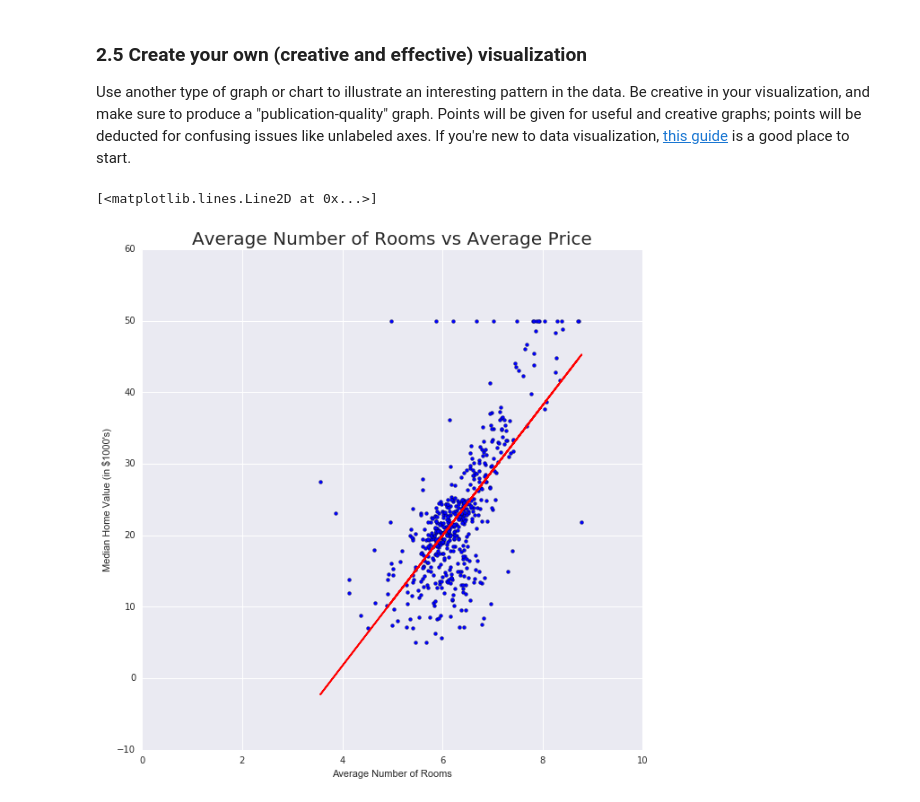
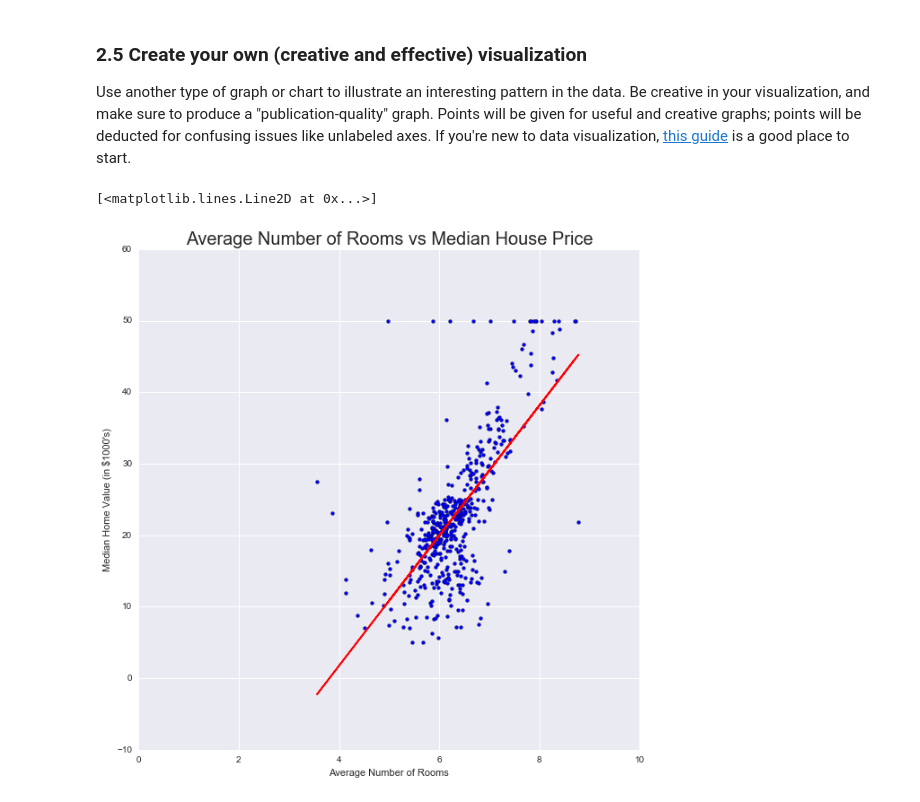
Before and after one commit to Raktos/info371-ps1, a Jupyter notebook: HO_JASON-INFO371-PS1.ipynb, the cells around one changed output. Cells and saved outputs as stored; diff of their text form; code cells hidden in the pictures.

```diff
--- a/HO_JASON-INFO371-PS1.ipynb
+++ b/HO_JASON-INFO371-PS1.ipynb
@@ -405,29 +413,29 @@ Use another type of graph or chart to illustrate an interesting pattern in the d
 # %%
 # Get x and y
 x = boston.RM
 y = boston.MEDV
 
 # make the plot
 plt.scatter(x, y, s=15)
 
 # set the size labels and axes
 plt.gcf().set_size_inches(10,10)
 plt.xlabel('Average Number of Rooms')
 plt.ylabel('Median Home Value (in $1000\'s)')
 plt.xlim(0)
-plt.title('Average Number of Rooms vs Average Price', fontsize=20)
+plt.title('Average Number of Rooms vs Median House Price', fontsize=20)
 
 # get rid of lines we don't want
 plt.gca().spines['top'].set_visible(False)
 plt.gca().spines['right'].set_visible(False)
 plt.tick_params(axis='x', top='off')
 plt.tick_params(axis='y', right='off')
 
 # calculate a best fit line
 m, b = np.polyfit(x, y, 1)
 
 # plot the line
 plt.plot(x, m*x + b, color = 'red')
 # %% [output]
 [<matplotlib.lines.Line2D at 0x...>]
-[figure, old version]
+[figure, new version]
```
Also changed, not shown: parts of 6 cells of this notebook.
